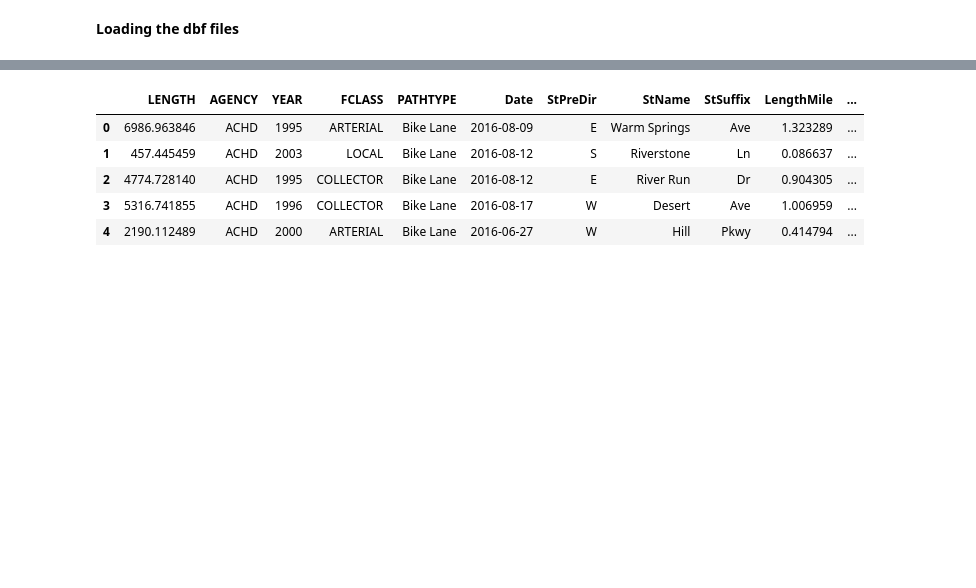
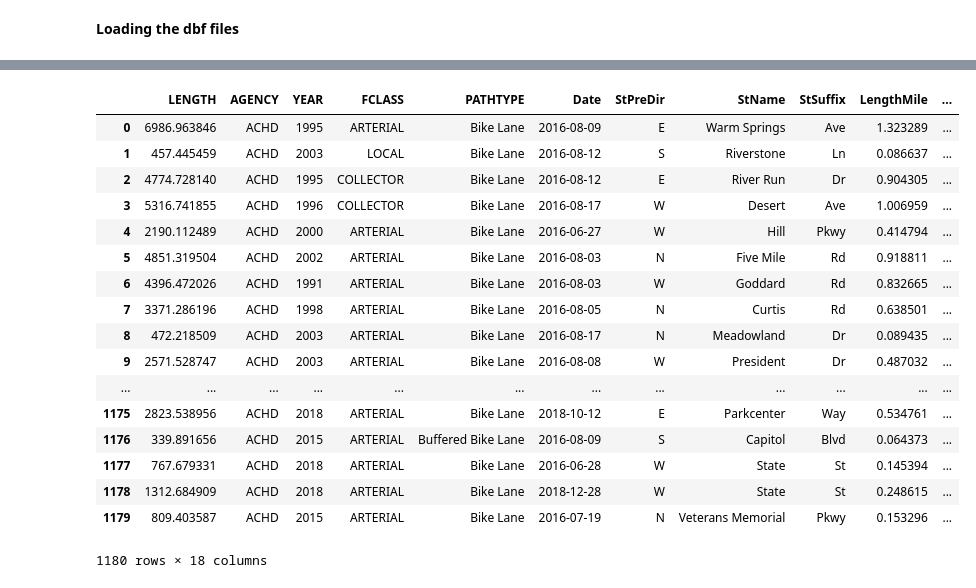
Before and after one commit to mikestefancic/TVCA, a Jupyter notebook: tvca-explore.ipynb, the cells around one changed output, grey strips where cells are left out. Saved outputs shown, nothing was run; the diff lists cells and outputs as text; code cells hidden in the pictures; blank space fills up the shorter version.

```diff
--- a/tvca-explore.ipynb
+++ b/tvca-explore.ipynb
@@ -184,13 +286,24 @@ ACHD_dbf = Dbf5('ACHD Traffic Counts.dbf')
-# %%
-bike_DF = bike_dbf.to_dataframe()
-bike_DF.head()
-# %% [output]
-|  | LENGTH | AGENCY | YEAR | FCLASS | PATHTYPE | Date | StPreDir | StName | StSuffix | LengthMile | ... |
-| 0 | 6986.963846 | ACHD | 1995 | ARTERIAL | Bike Lane | 2016-08-09 | E | Warm Springs | Ave | 1.323289 | ... |
-| 1 | 457.445459 | ACHD | 2003 | LOCAL | Bike Lane | 2016-08-12 | S | Riverstone | Ln | 0.086637 | ... |
-| 2 | 4774.728140 | ACHD | 1995 | COLLECTOR | Bike Lane | 2016-08-12 | E | River Run | Dr | 0.904305 | ... |
-| 3 | 5316.741855 | ACHD | 1996 | COLLECTOR | Bike Lane | 2016-08-17 | W | Desert | Ave | 1.006959 | ... |
-| 4 | 2190.112489 | ACHD | 2000 | ARTERIAL | Bike Lane | 2016-06-27 | W | Hill | Pkwy | 0.414794 | ... |
+# %%
+bike_DF
+# %% [output]
+|  | LENGTH | AGENCY | YEAR | FCLASS | PATHTYPE | Date | StPreDir | StName | StSuffix | LengthMile | ... |
+| 0 | 6986.963846 | ACHD | 1995 | ARTERIAL | Bike Lane | 2016-08-09 | E | Warm Springs | Ave | 1.323289 | ... |
+| 1 | 457.445459 | ACHD | 2003 | LOCAL | Bike Lane | 2016-08-12 | S | Riverstone | Ln | 0.086637 | ... |
+| 2 | 4774.728140 | ACHD | 1995 | COLLECTOR | Bike Lane | 2016-08-12 | E | River Run | Dr | 0.904305 | ... |
+| 3 | 5316.741855 | ACHD | 1996 | COLLECTOR | Bike Lane | 2016-08-17 | W | Desert | Ave | 1.006959 | ... |
+| 4 | 2190.112489 | ACHD | 2000 | ARTERIAL | Bike Lane | 2016-06-27 | W | Hill | Pkwy | 0.414794 | ... |
+| 5 | 4851.319504 | ACHD | 2002 | ARTERIAL | Bike Lane | 2016-08-03 | N | Five Mile | Rd | 0.918811 | ... |
+| 6 | 4396.472026 | ACHD | 1991 | ARTERIAL | Bike Lane | 2016-08-03 | W | Goddard | Rd | 0.832665 | ... |
+| 7 | 3371.286196 | ACHD | 1998 | ARTERIAL | Bike Lane | 2016-08-05 | N | Curtis | Rd | 0.638501 | ... |
+| 8 | 472.218509 | ACHD | 2003 | ARTERIAL | Bike Lane | 2016-08-17 | N | Meadowland | Dr | 0.089435 | ... |
+| 9 | 2571.528747 | ACHD | 2003 | ARTERIAL | Bike Lane | 2016-08-08 | W | President | Dr | 0.487032 | ... |
+| ... | ... | ... | ... | ... | ... | ... | ... | ... | ... | ... | ... |
+| 1175 | 2823.538956 | ACHD | 2018 | ARTERIAL | Bike Lane | 2018-10-12 | E | Parkcenter | Way | 0.534761 | ... |
+| 1176 | 339.891656 | ACHD | 2015 | ARTERIAL | Buffered Bike Lane | 2016-08-09 | S | Capitol | Blvd | 0.064373 | ... |
+| 1177 | 767.679331 | ACHD | 2018 | ARTERIAL | Bike Lane | 2016-06-28 | W | State | St | 0.145394 | ... |
+| 1178 | 1312.684909 | ACHD | 2018 | ARTERIAL | Bike Lane | 2018-12-28 | W | State | St | 0.248615 | ... |
+| 1179 | 809.403587 | ACHD | 2015 | ARTERIAL | Bike Lane | 2016-07-19 | N | Veterans Memorial | Pkwy | 0.153296 | ... |
+1180 rows × 18 columns
 # %%
 funclass_DF = funclass_dbf.to_dataframe()
 funclass_DF.head()
```
Also changed, not shown: parts of 16 cells of this notebook.
